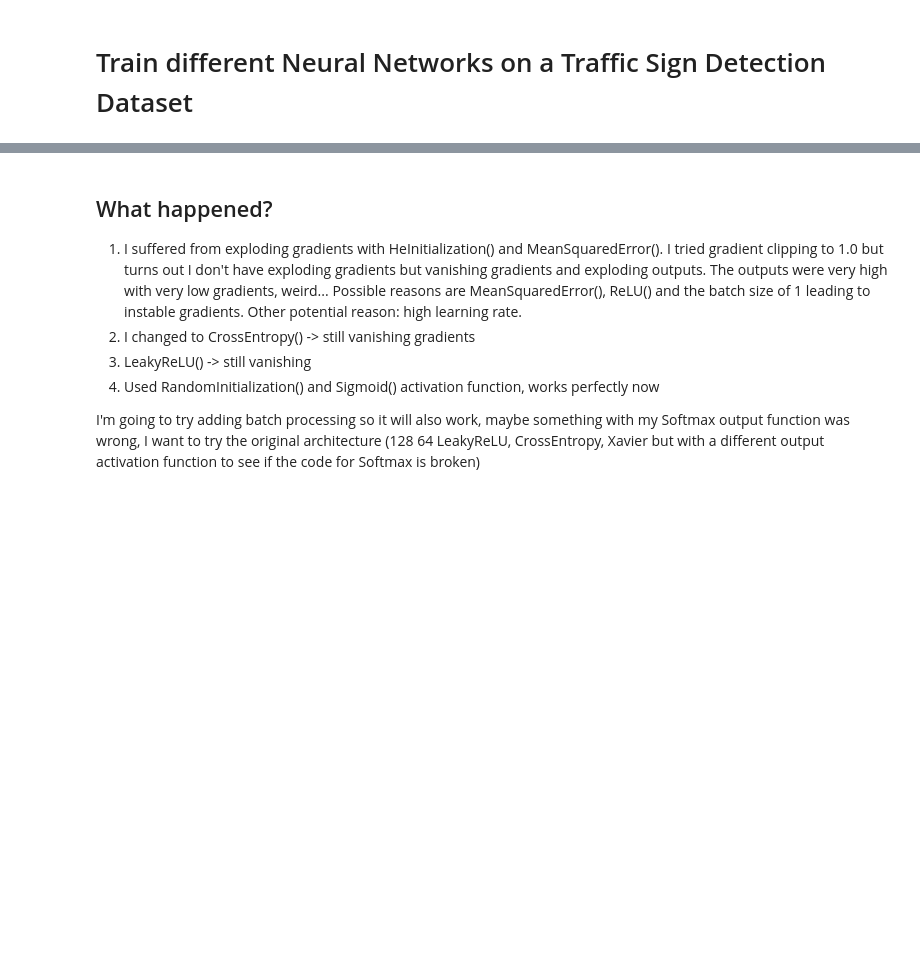
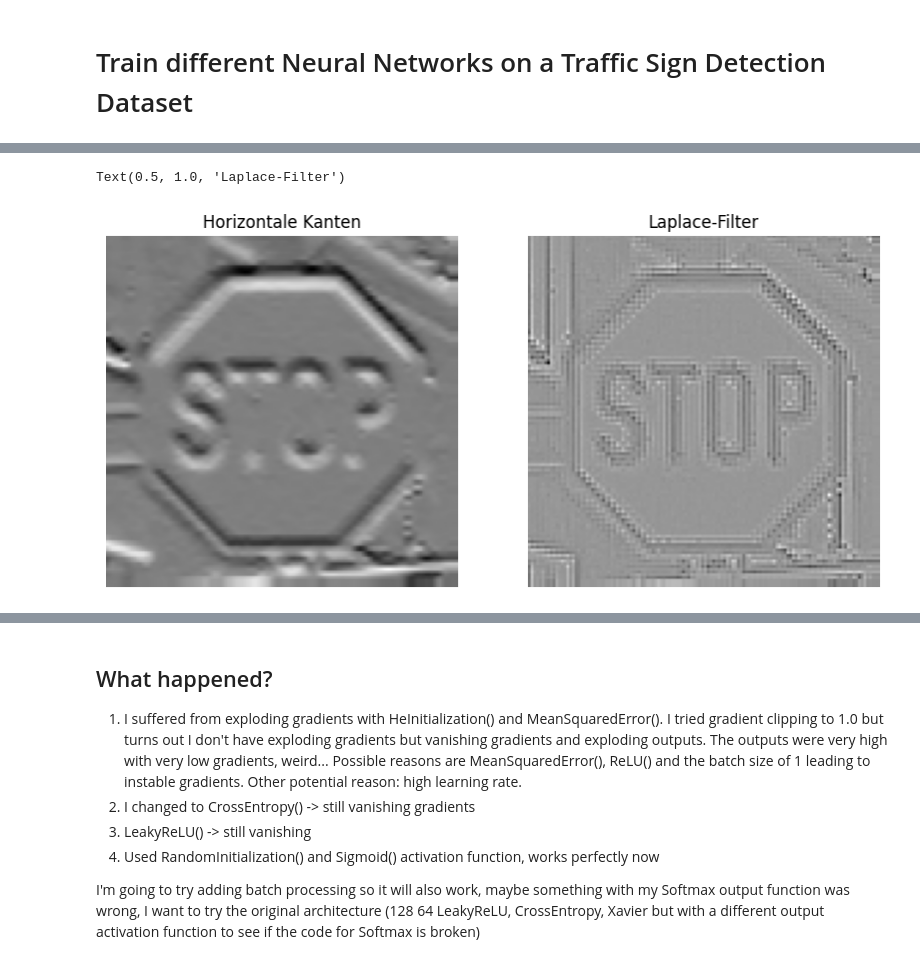
Before and after one commit to flerovium11/ai-research, a Jupyter notebook: research.ipynb, the cells around one changed output, grey strips where cells are left out. Cells and saved outputs as stored; diff of their text form; code cells hidden in the pictures; blank space fills up the shorter version.

Commit message:
display images after convolution with different filters

```diff
--- a/research.ipynb
+++ b/research.ipynb
@@ -177,2 +177,37 @@ Accuracy: 63.58%
+# %%
+def apply_filter(image: np.array, filter: np.array, stride: int = 1)->np.array:
+    image_copy = deepcopy(image)
+    filter_size = filter.shape[0]
+    image_size = image.shape[0]
+    for i in range(0, image_size - filter_size + 1, stride):
+        for j in range(0, image_size - filter_size + 1, stride):
+            image[i:i + filter_size, j:j + filter_size] = (image_copy[i:i + filter_size, j:j + filter_size] * filter).sum()
+
+    return image
+
+
+stop_signs = [entry for entry in validate_data if entry.labels[0].category == 14]
+grayscale_img = np.array(stop_signs[9].image).sum(axis=2) / 3
+vertical_edge_filter = np.array([[1, 0, -1], [1, 0, -1], [1, 0, -1]])
+horizontal_edge_filter = np.array([[1, 1, 1], [0, 0, 0], [-1, -1, -1]])
+laplace_edge_filter = np.array([[0, 1, 0], [1, -4, 1], [0, 1, 0]])
+
+plt.axis('off')
+plt.imshow(grayscale_img, cmap='gray')
+# plt.imsave('Stoppschild_laplace.png', grayscale_img, cmap='gray')
+
+# horizontal = apply_filter(deepcopy(grayscale_img),  horizontal_edge_filter, stride=1)
+# laplace = apply_filter(deepcopy(grayscale_img), laplace_edge_filter, stride=1)
+# fig, axs = plt.subplots(1, 2, figsize=(10, 5))
+# axs[0].imshow(horizontal, cmap='gray')
+# axs[0].axis('off')
+# axs[0].set_title('Horizontale Kanten')
+
+# axs[1].imshow(laplace, cmap='gray')
+# axs[1].axis('off')
+# axs[1].set_title('Laplace-Filter')
+# %% [output]
+Text(0.5, 1.0, 'Laplace-Filter')
+[figure, added]
 # %%
 # get the output value of the first layer of the custom model
```
Also changed, not shown: parts of 5 cells of this notebook, 6 other files.
